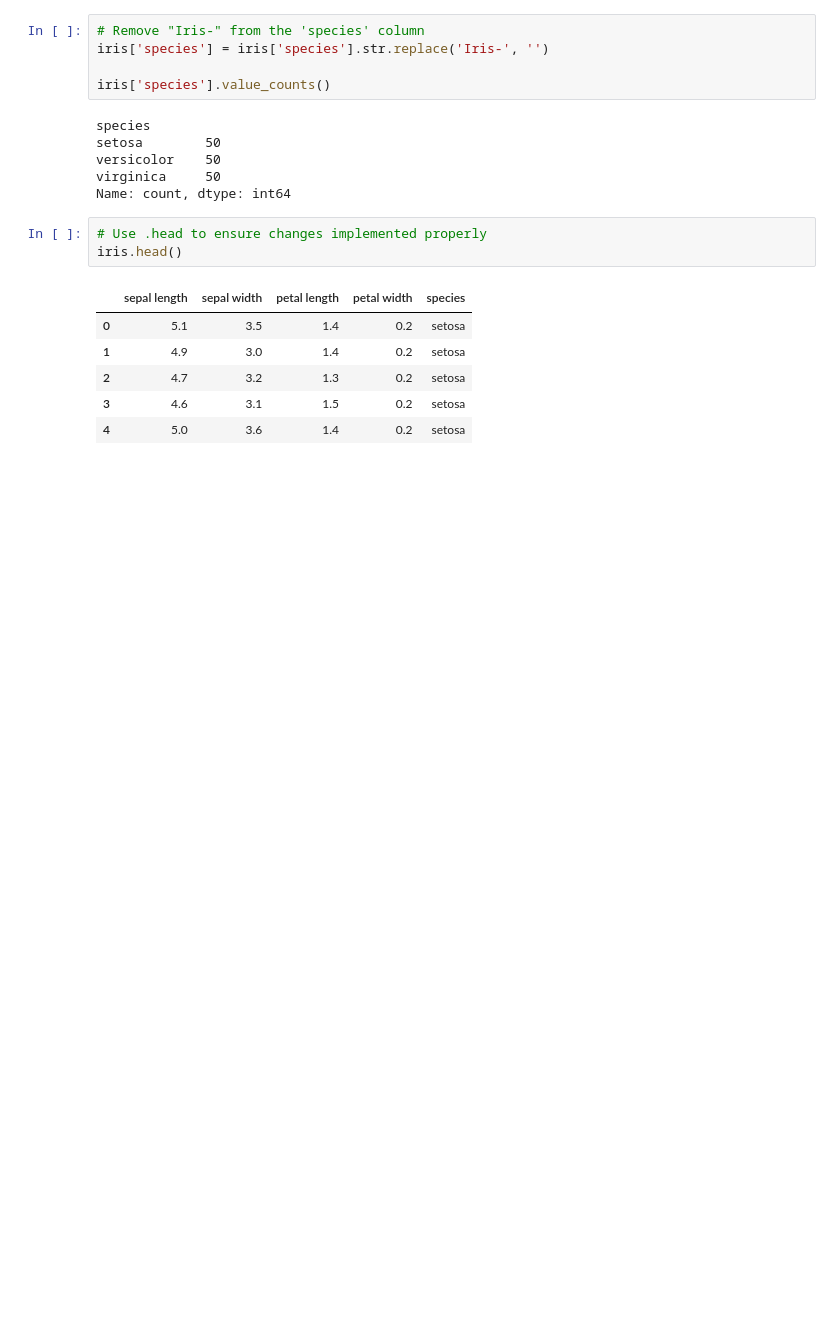
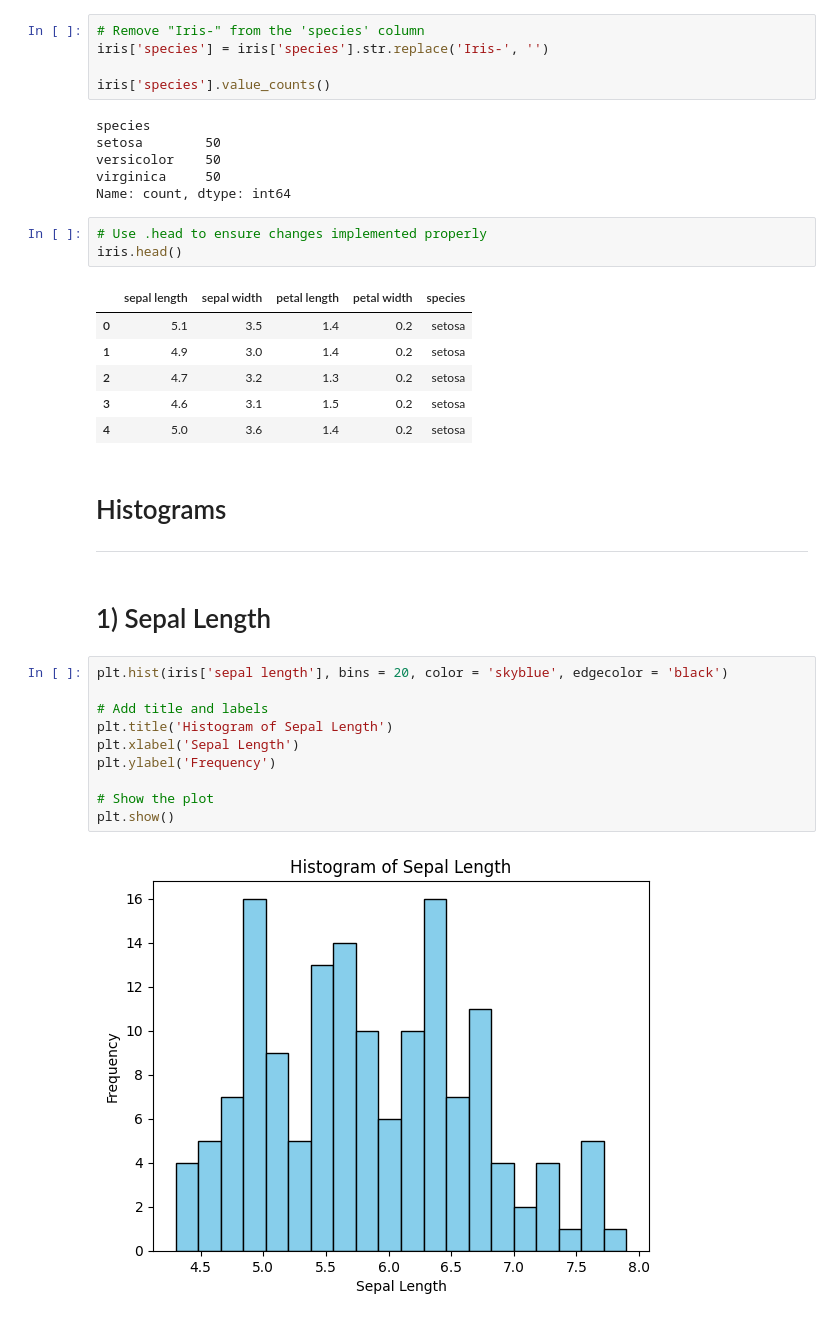
Before and after one commit to daveysull/pands-project, a Jupyter notebook: project.ipynb, the cells around one changed output. Drawn from its saved outputs; the diff is of its cells as text; blank space fills up the shorter version.

Commit message:
Histograms

```diff
--- a/project.ipynb
+++ b/project.ipynb
@@ -79,3 +91,20 @@ iris.head()
 | 2 | 4.7 | 3.2 | 1.3 | 0.2 | setosa |
 | 3 | 4.6 | 3.1 | 1.5 | 0.2 | setosa |
 | 4 | 5.0 | 3.6 | 1.4 | 0.2 | setosa |
+# %% [markdown]
+# Histograms
+***
+# %% [markdown]
+# 1) Sepal Length
+# %%
+plt.hist(iris['sepal length'], bins = 20, color = 'skyblue', edgecolor = 'black')
+
+# Add title and labels
+plt.title('Histogram of Sepal Length')
+plt.xlabel('Sepal Length')
+plt.ylabel('Frequency')
+
+# Show the plot
+plt.show()
+# %% [output]
+[figure, added]
```
Also changed, not shown: parts of 8 cells of this notebook.
